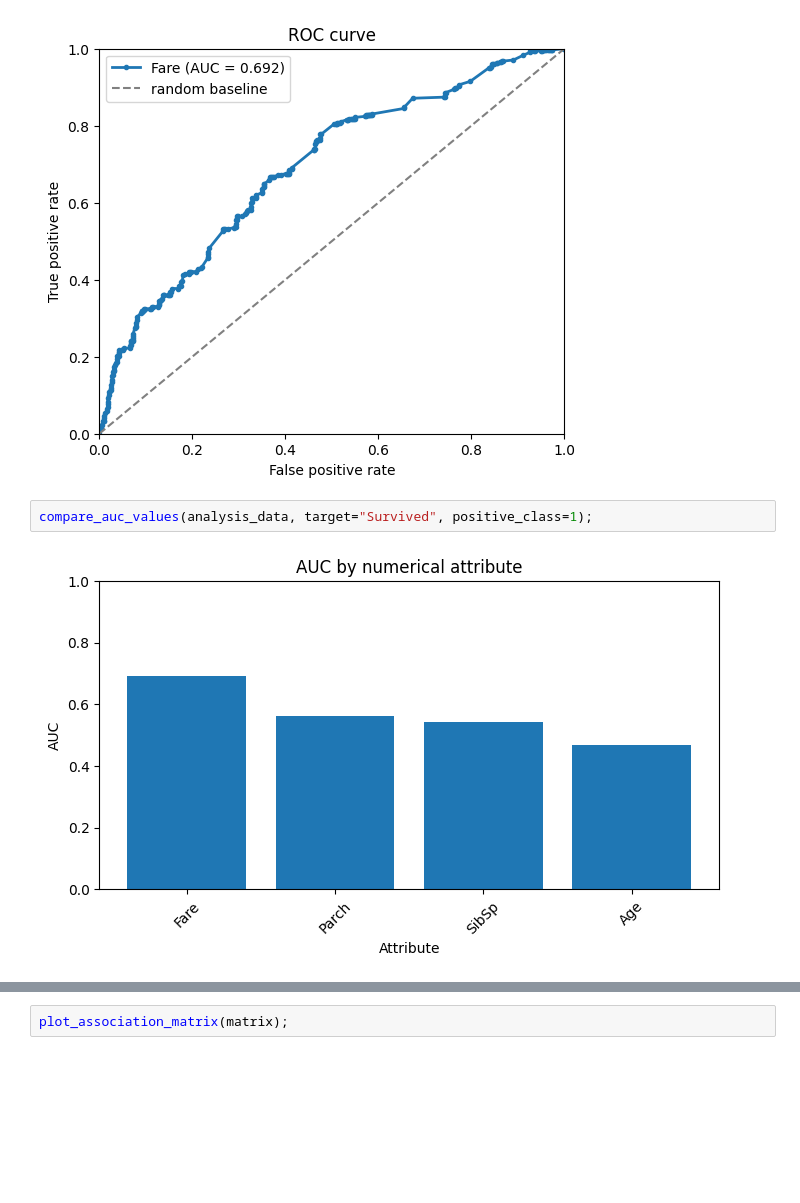
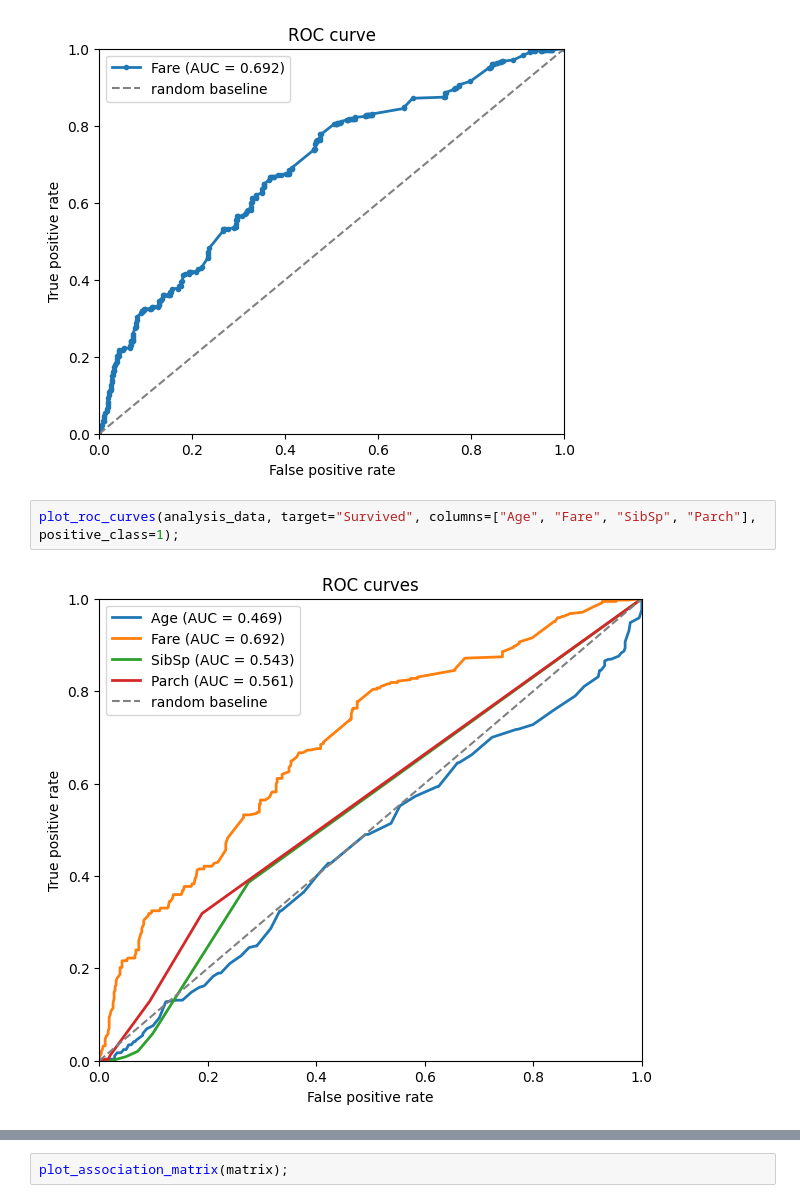
Before and after one commit to abarrenap/sme-dataprep-python, a Jupyter notebook: usage_examples.ipynb, the cells around one changed output, grey strips where cells are left out. Cells and saved outputs as stored; diff of their text form; blank space fills up the shorter version.

Commit message:
Add extra discretization and visualization tools

```diff
--- a/usage_examples.ipynb
+++ b/usage_examples.ipynb
@@ -242,6 +275,6 @@ plot_roc_curve(analysis_data["Fare"], analysis_data["Survived"], positive_class=
 # %% [output]
 [figure]
 # %%
-compare_auc_values(analysis_data, target="Survived", positive_class=1);
+plot_roc_curves(analysis_data, target="Survived", columns=["Age", "Fare", "SibSp", "Parch"], positive_class=1);
 # %% [output]
-[figure, old version]
+[figure, new version]
```
Also changed, not shown: parts of 6 cells of this notebook, 5 other files.
